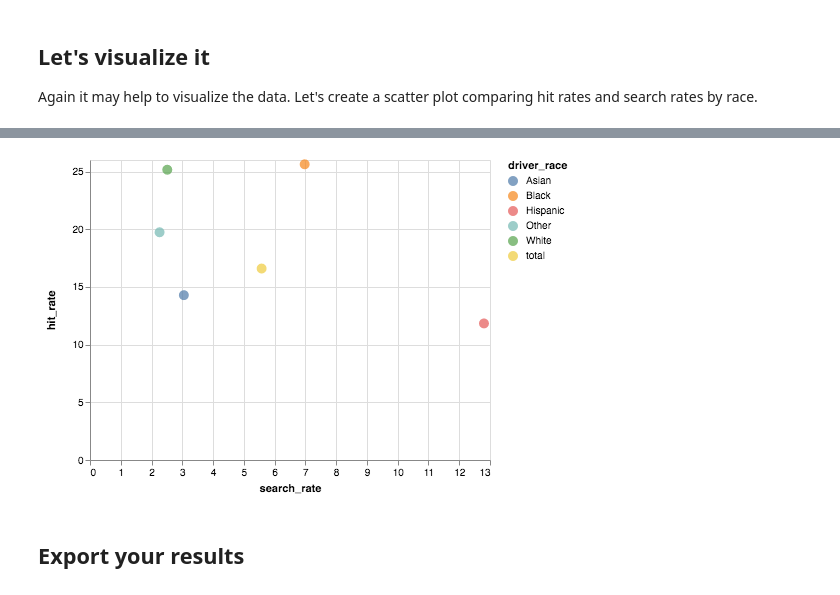
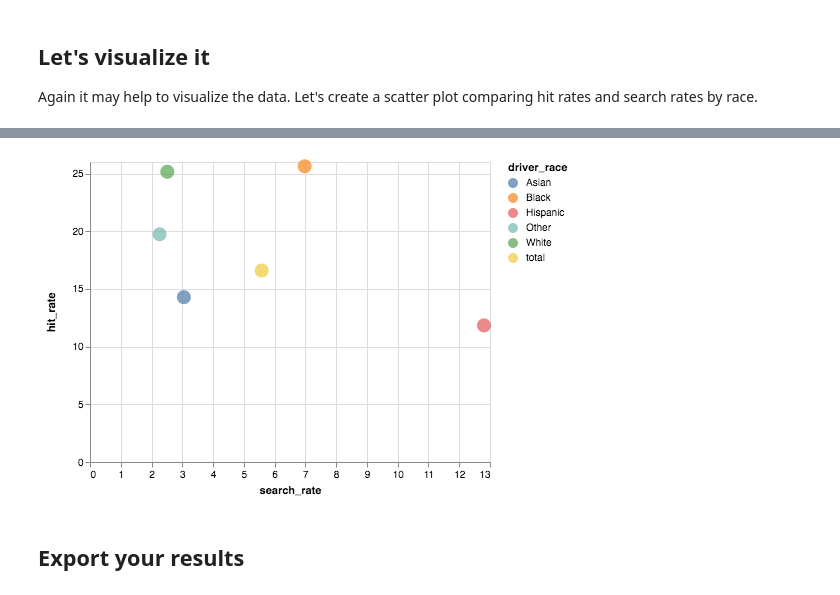
Before and after one commit to newshackaz/az_stops, a Jupyter notebook: completed_analysis.ipynb, the cells around one changed output, grey strips where cells are left out. Cells and saved outputs as stored; diff of their text form; code cells hidden in the pictures.

```diff
--- a/completed_analysis.ipynb
+++ b/completed_analysis.ipynb
@@ -512,10 +512,10 @@ combined
 
 Again it may help to visualize the data. Let's create a scatter plot comparing hit rates and search rates by race.
 # %%
-alt.Chart(combined).mark_circle(size = 100).encode(x = 'search_rate', y = 'hit_rate', color = 'driver_race')
+alt.Chart(combined).mark_circle(size = 200).encode(x = 'search_rate', y = 'hit_rate', color = 'driver_race')
 # %% [output]
 [interactive output not drawn]
-[figure, old version]
+[figure, new version]
 # %% [markdown]
 ## Export your results
 # %%
```
Also changed, not shown: parts of 1 cell of this notebook.
